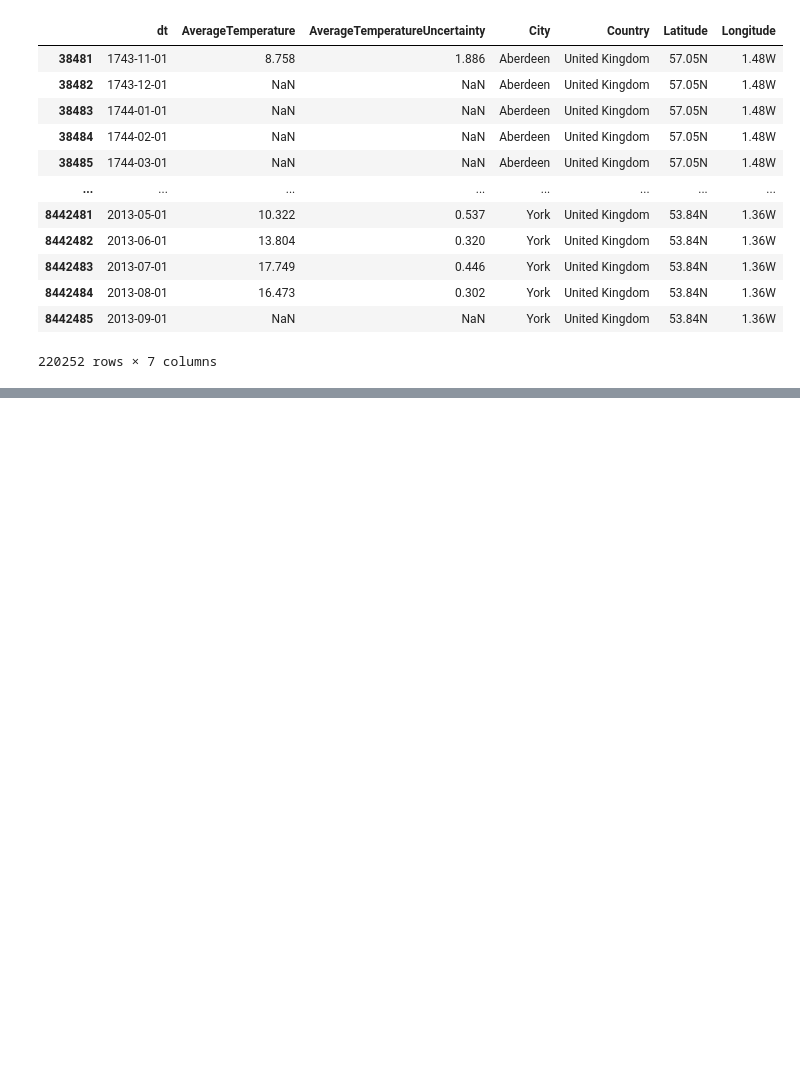
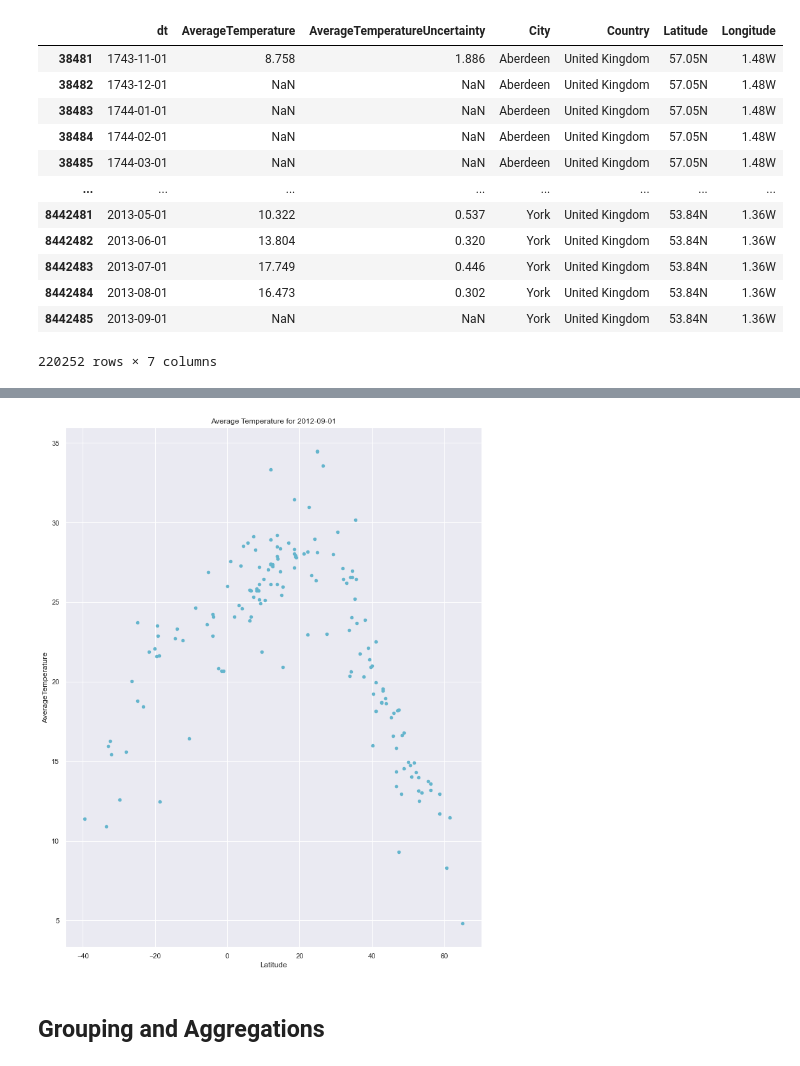
Before and after one commit to SoffieW/climate_repository, a Jupyter notebook: notebooks/exploratory/explore_and_process_data.ipynb, the cells around one changed output, grey strips where cells are left out. Drawn from its saved outputs; the diff is of its cells as text; code cells hidden in the pictures; blank space fills up the shorter version.

```diff
--- a/notebooks/exploratory/explore_and_process_data.ipynb
+++ b/notebooks/exploratory/explore_and_process_data.ipynb
@@ -73,0 +190,6 @@ temps_df.loc[temps_df.Country =='United Kingdom']
+# %%
+# take N as +ve values and S as -ve values for latitude
+
+temps_df.Latitude[temps_df.Latitude.str.contains('N')]  = temps_df.Latitude.str.replace('N', '')
+temps_df.Latitude[temps_df.Latitude.str.contains('S')] = "-" + temps_df.Latitude[temps_df.Latitude.str.contains('S')].str.replace('S','')
+temps_df.Latitude = temps_df.Latitude.astype(float)
@@ -73,0 +205,10 @@ temps_df.loc[temps_df.Country =='United Kingdom']
+# %%
+# plot a scatter graph of average temperature against latitude for specific date
+
+temps_df_lat = temps_df[temps_df.dt == '2012-09-01'].groupby('Country').mean() #find mean of all numerical values in df for each country
+
+temps_df_lat.reset_index().plot.scatter(x = 'Latitude', y = 'AverageTemperature', color = 'c', title = 'Average Temperature for 2012-09-01');
+# %% [output]
+[figure, added]
+# %% [markdown]
+## Grouping and Aggregations
```
Also changed, not shown: parts of 19 cells of this notebook.
